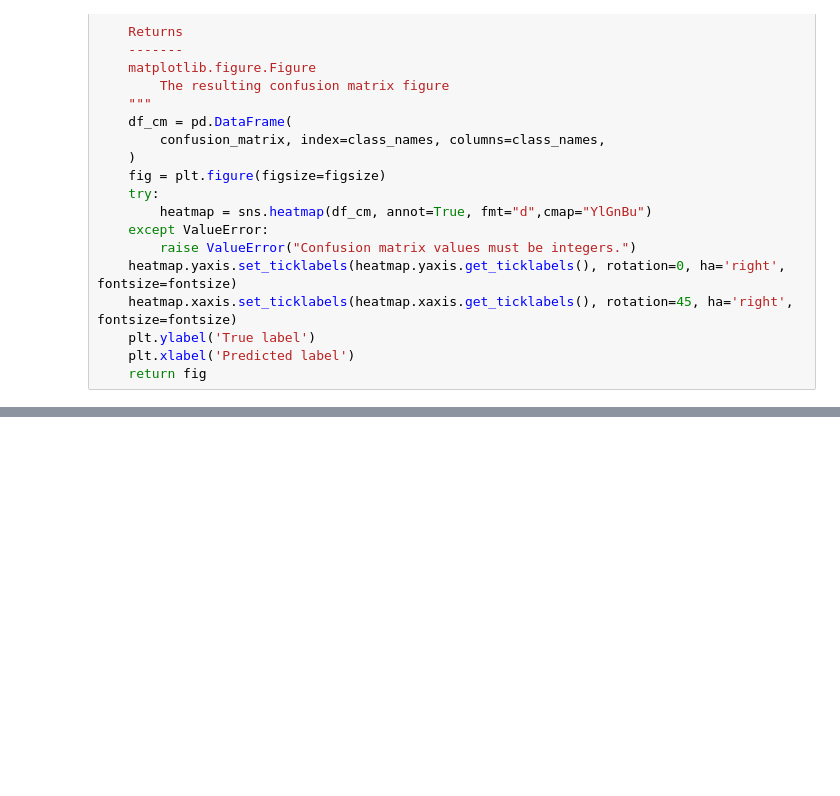
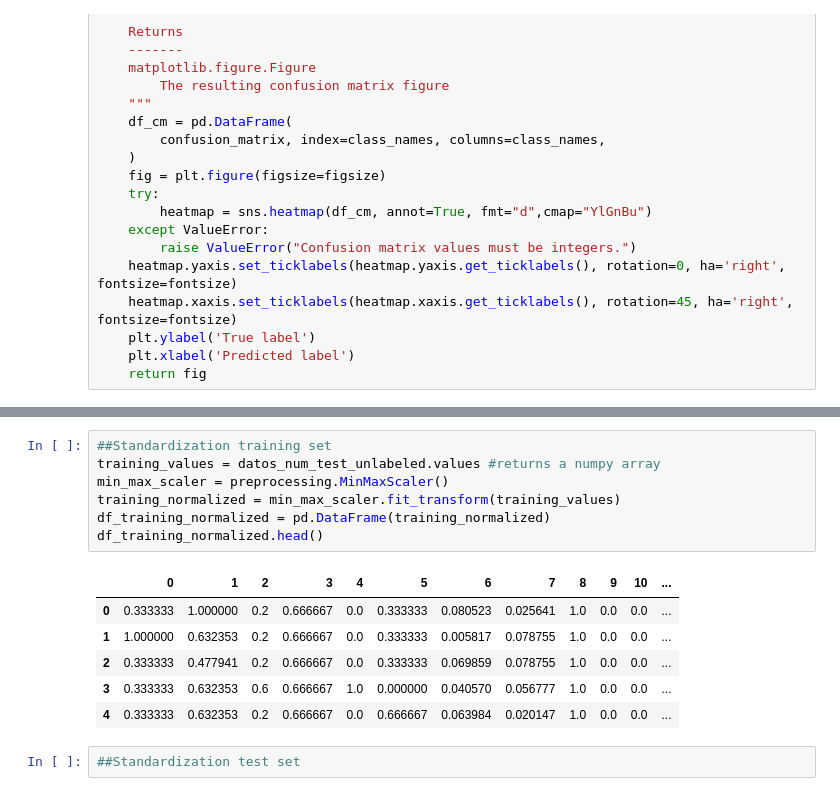
Before and after one commit to pabloveazul/Tarea-NSP, a Jupyter notebook: TareaNSPSVM.ipynb, the cells around one changed output, grey strips where cells are left out. Drawn from its saved outputs; the diff is of its cells as text; blank space fills up the shorter version.

```diff
--- a/TareaNSPSVM.ipynb
+++ b/TareaNSPSVM.ipynb
@@ -294,0 +317,16 @@ cm_fig = print_confusion_matrix(cm,class_names)
+# %%
+##Standardization training set
+training_values = datos_num_test_unlabeled.values #returns a numpy array
+min_max_scaler = preprocessing.MinMaxScaler()
+training_normalized = min_max_scaler.fit_transform(training_values)
+df_training_normalized = pd.DataFrame(training_normalized)
+df_training_normalized.head()
+# %% [output]
+|  | 0 | 1 | 2 | 3 | 4 | 5 | 6 | 7 | 8 | 9 | 10 | ... |
+| 0 | 0.333333 | 1.000000 | 0.2 | 0.666667 | 0.0 | 0.333333 | 0.080523 | 0.025641 | 1.0 | 0.0 | 0.0 | ... |
+| 1 | 1.000000 | 0.632353 | 0.2 | 0.666667 | 0.0 | 0.333333 | 0.005817 | 0.078755 | 1.0 | 0.0 | 0.0 | ... |
+| 2 | 0.333333 | 0.477941 | 0.2 | 0.666667 | 0.0 | 0.333333 | 0.069859 | 0.078755 | 1.0 | 0.0 | 0.0 | ... |
+| 3 | 0.333333 | 0.632353 | 0.6 | 0.666667 | 1.0 | 0.000000 | 0.040570 | 0.056777 | 1.0 | 0.0 | 0.0 | ... |
+| 4 | 0.333333 | 0.632353 | 0.2 | 0.666667 | 0.0 | 0.666667 | 0.063984 | 0.020147 | 1.0 | 0.0 | 0.0 | ... |
+# %%
+##Standardization test set
```
Also changed, not shown: parts of 17 cells of this notebook, 1 other file.
